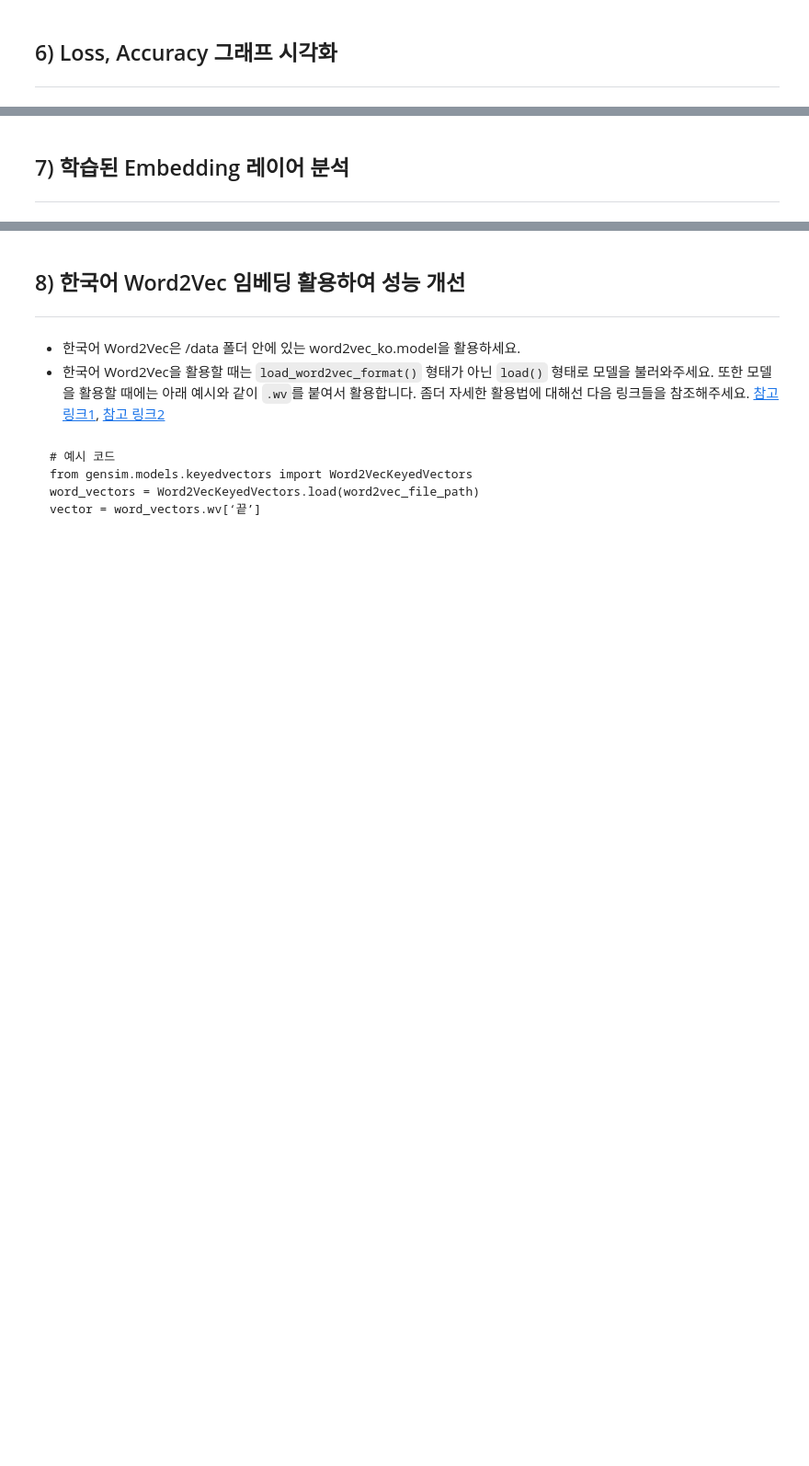
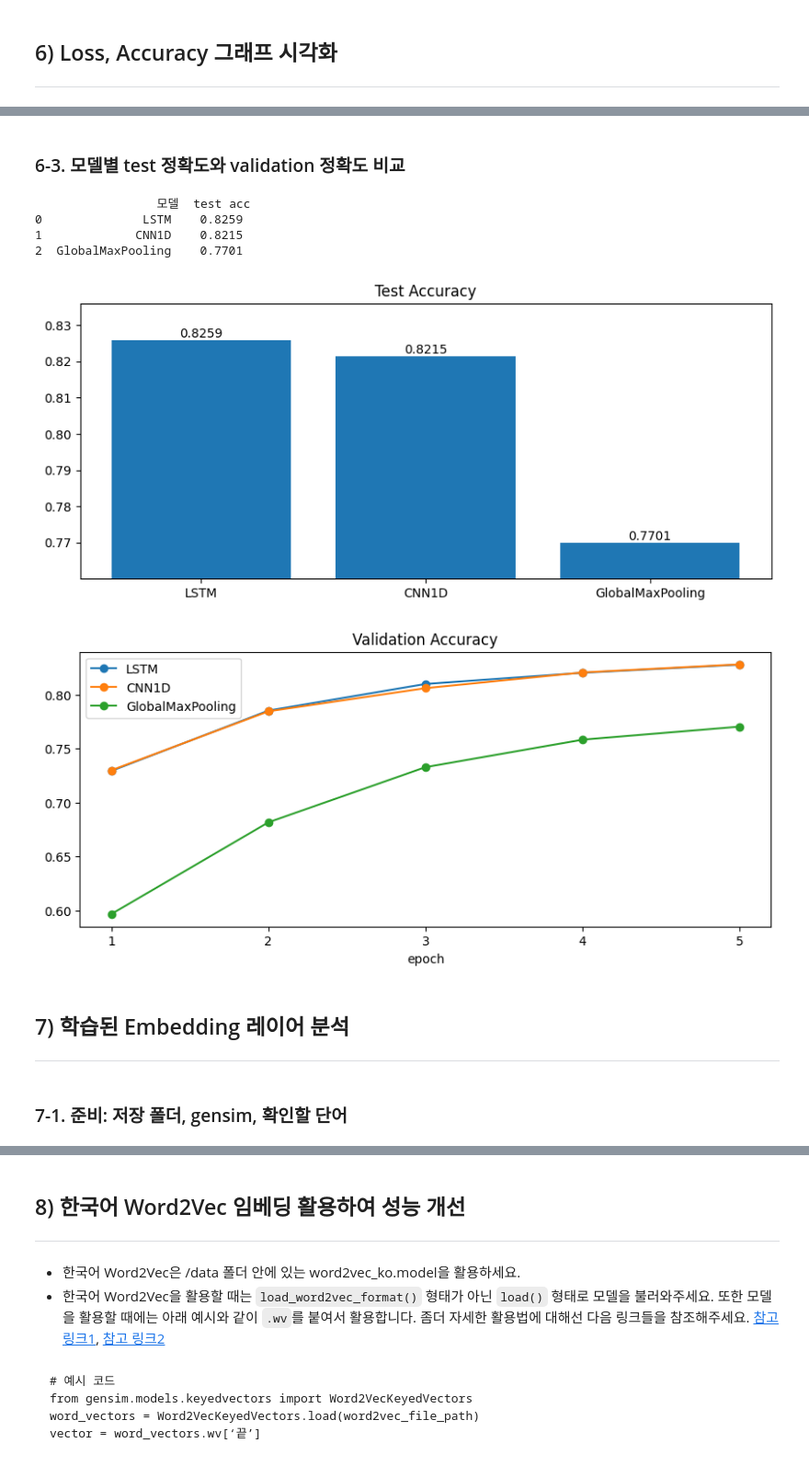
Before and after one commit to kcyoow/ERICA_X_MODULABS_CV_NLP, a Jupyter notebook: NLP/02_SentimentAnalysis_RNN/4 영화리뷰 텍스트 감성분석하기[프로젝트].ipynb, the cells around one changed output, grey strips where cells are left out. Shown at 92% size. Saved outputs shown, nothing was run; the diff lists cells and outputs as text; code cells hidden in the pictures; blank space fills up the shorter version.

```diff
--- a/NLP/02_SentimentAnalysis_RNN/4 영화리뷰 텍스트 감성분석하기[프로젝트].ipynb
+++ b/NLP/02_SentimentAnalysis_RNN/4 영화리뷰 텍스트 감성분석하기[프로젝트].ipynb
@@ -243,0 +398,9 @@ def get_decoded_sentences(encoded_sentences, index_to_word):
+# %%
+x_val = x_train_tensor[:10000]
+y_val = y_train[:10000]
+
+partial_x_train = x_train_tensor[10000:]
+partial_y_train = y_train[10000:]
+
+print(partial_x_train.shape)
+print(partial_y_train.shape)
@@ -250,3 +611,35 @@ def get_decoded_sentences(encoded_sentences, index_to_word):
+# %% [markdown]
+### 6-3. 모델별 test 정확도와 validation 정확도 비교
+# %%
+result_df = pd.DataFrame({'모델': names,
+                          'test acc': test_accs})
+print(result_df.round(4))
+
+plt.figure(figsize=(10, 4))
+plt.bar(names, test_accs)
+for i in range(len(names)):
+    plt.text(i, test_accs[i], round(test_accs[i], 4), ha='center', va='bottom')
+plt.ylim(min(test_accs) - 0.01, max(test_accs) + 0.01)
+plt.title("Test Accuracy")
+plt.show()
+
+plt.figure(figsize=(10, 4))
+for i in range(len(names)):
+    plt.plot(range(1, len(val_acc_list[i]) + 1), val_acc_list[i], marker='o', label=names[i])
+plt.xticks(range(1, epochs + 1))
+plt.xlabel("epoch")
+plt.title("Validation Accuracy")
+plt.legend()
+plt.show()
+# %% [output]
+                 모델  test acc
+0              LSTM    0.8259
+1             CNN1D    0.8215
+2  GlobalMaxPooling    0.7701
+[figure, added]
+[figure, added]
 # %% [markdown]
 ## 7) 학습된 Embedding 레이어 분석
 ---
+# %% [markdown]
+### 7-1. 준비: 저장 폴더, gensim, 확인할 단어
```
Also changed, not shown: parts of 47 cells of this notebook.
